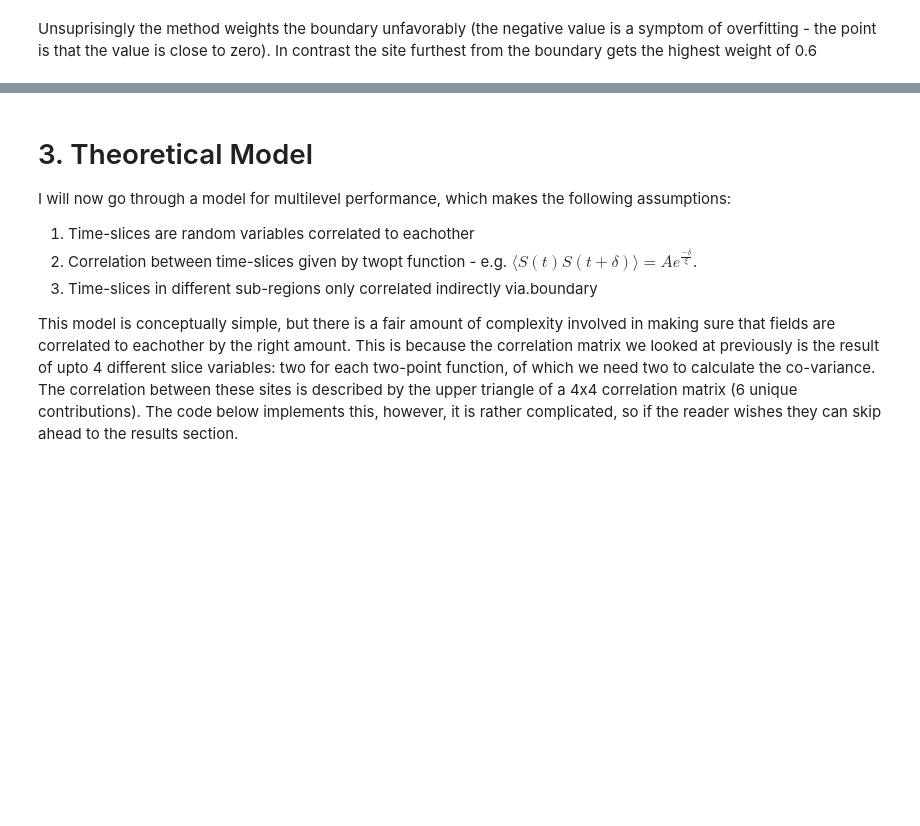
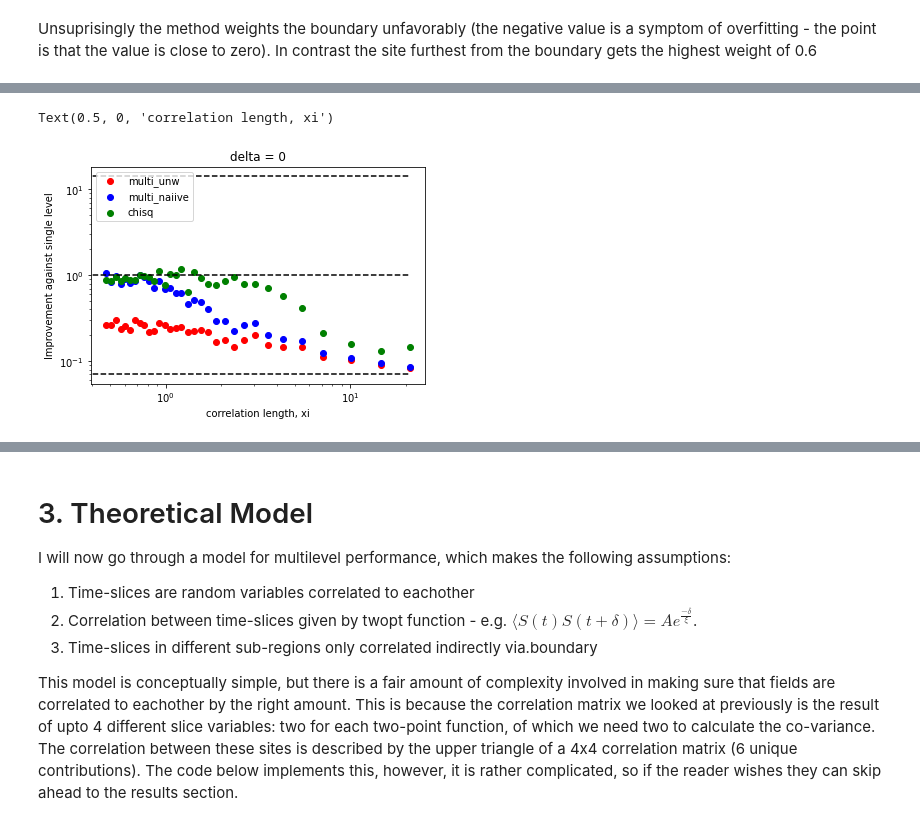
Before and after one commit to BenKMorley/Multilevel_notebook, a Jupyter notebook: Multilevel_Ising.ipynb, the cells around one changed output, grey strips where cells are left out. Saved outputs shown, nothing was run; the diff lists cells and outputs as text; code cells hidden in the pictures; blank space fills up the shorter version.

```diff
--- a/Multilevel_Ising.ipynb
+++ b/Multilevel_Ising.ipynb
@@ -862,0 +1047,29 @@ Unsuprisingly the method weights the boundary unfavorably (the negative value is
+# %%
+L = 32
+results = full_results[L]
+deltas = numpy.arange(L//2 + 1)
+
+# Extract Standard deviations from the results
+single_stds = numpy.std(results[:, 0], axis=2)
+multi_stds = numpy.std(results[:, 1], axis=2)
+multi_naiive = numpy.std(results[:, 2], axis=2)
+multi_unw = numpy.std(results[:, 3], axis=2)
+multi_chisq = numpy.std(results[:, 4], axis=2)
+
+for delta in deltas:
+  plt.scatter(xis[L], (single_stds[:, delta] / multi_unw[:, delta])[:len(betas)], label='multi_unw', color='r')
+  plt.scatter(xis[L], (single_stds[:, delta] / multi_naiive[:, delta])[:len(betas)], label='multi_naiive', color='b')
+  plt.scatter(xis[L], (single_stds[:, delta] / multi_chisq[:, delta])[:len(betas)], label='chisq', color='g')
+  plt.plot([0, max(xis[L])], [1, 1], color='k', ls='--')
+  plt.plot([0, max(xis[L])], [numpy.sqrt(M), numpy.sqrt(M)], color='k', ls='--')
+  plt.plot([0, max(xis[L])], [1 / numpy.sqrt(M), 1 / numpy.sqrt(M)], color='k', ls='--')
+
+  plt.legend()
+  plt.yscale('log')
+  plt.xscale('log')
+  plt.ylabel('Improvement against single level')
+  plt.xlabel('correlation length, xi')
+  plt.title(f'delta = {delta}')
+  plt.savefig(f'{directory}gain_vs_xi_delta{delta}png', dpi=500)
+#   plt.show()
+  plt.close()
@@ -862,0 +1078,19 @@ Unsuprisingly the method weights the boundary unfavorably (the negative value is
+# %%
+delta = 0
+
+plt.scatter(xis[L], (single_stds[:, delta] / multi_unw[:, delta])[:len(betas)], label='multi_unw', color='r')
+plt.scatter(xis[L], (single_stds[:, delta] / multi_naiive[:, delta])[:len(betas)], label='multi_naiive', color='b')
+plt.scatter(xis[L], (single_stds[:, delta] / multi_chisq[:, delta])[:len(betas)], label='chisq', color='g')
+plt.plot([0, max(xis[L])], [1, 1], color='k', ls='--')
+plt.plot([0, max(xis[L])], [numpy.sqrt(M), numpy.sqrt(M)], color='k', ls='--')
+plt.plot([0, max(xis[L])], [1 / numpy.sqrt(M), 1 / numpy.sqrt(M)], color='k', ls='--')
+
+plt.legend()
+plt.yscale('log')
+plt.xscale('log')
+plt.title(f'delta = {delta}')
+plt.ylabel('Improvement against single level')
+plt.xlabel('correlation length, xi')
+# %% [output]
+Text(0.5, 0, 'correlation length, xi')
+[figure, added]
```
Also changed, not shown: parts of 35 cells of this notebook, 1 other file.
